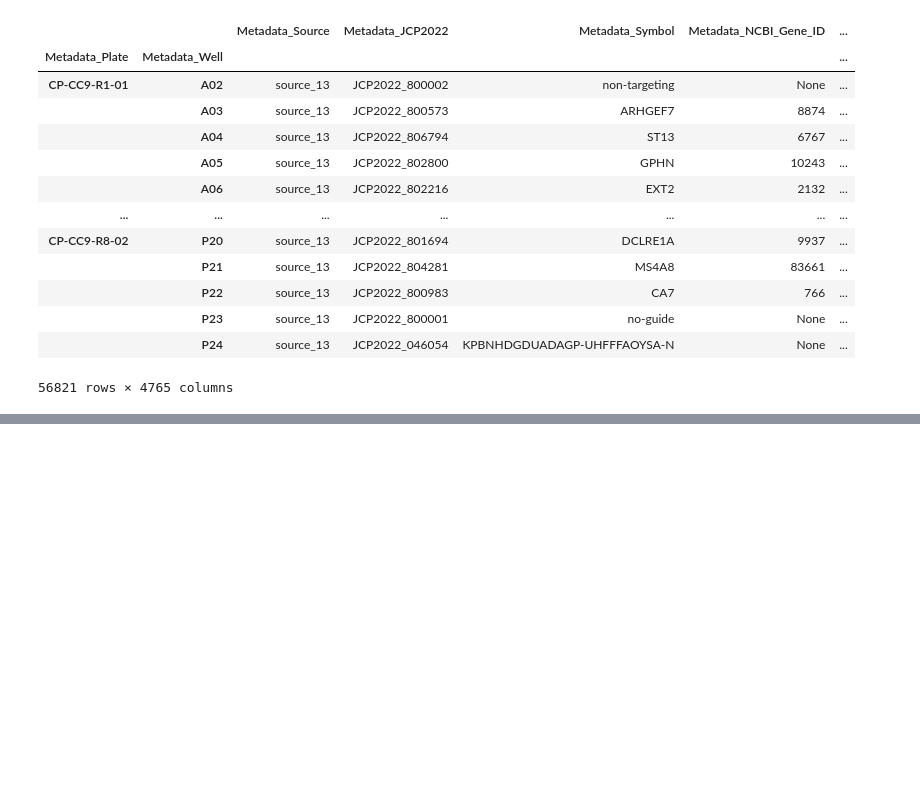
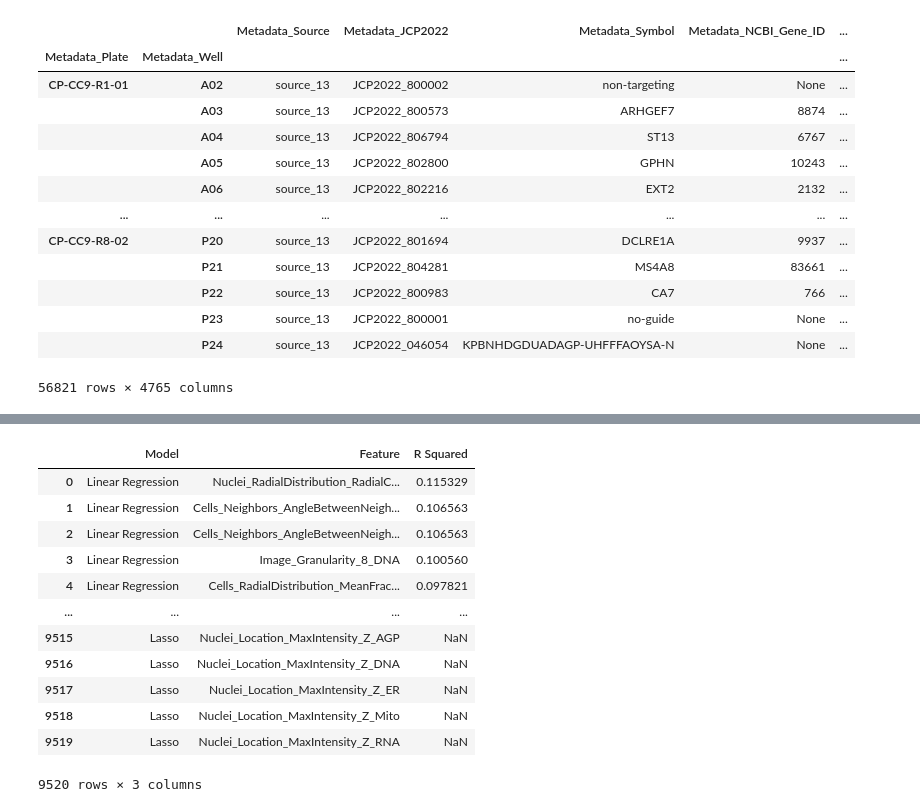
Before and after one commit to Craven-Biostat-Lab/morphology-prediction, a Jupyter notebook: skl-models/profile-prediction.ipynb, the cells around one changed output, grey strips where cells are left out. Cells and saved outputs as stored; diff of their text form; code cells hidden in the pictures; blank space fills up the shorter version.

```diff
--- a/skl-models/profile-prediction.ipynb
+++ b/skl-models/profile-prediction.ipynb
@@ -226,0 +253,11 @@ gene_features
+# %%
+model_paths = {
+    name: Path(f'results/{name} {load_version}.csv')
+    for name in models.keys()
+}
+
+models_to_train = [
+    (name, model_paths[name], model)
+    for name, model in models.items()
+    if not model_paths[name].exists()
+]
@@ -226,0 +366,19 @@ gene_features
+# %%
+cv_rsquared_df = cv_rsquared.sort_values(ascending=False).to_frame(name='R Squared')
+cv_rsquared_df.index.set_names(['Model', 'Feature'], inplace=True)
+cv_rsquared_df.reset_index(inplace=True)
+cv_rsquared_df
+# %% [output]
+|  | Model | Feature | R Squared |
+| 0 | Linear Regression | Nuclei_RadialDistribution_RadialC... | 0.115329 |
+| 1 | Linear Regression | Cells_Neighbors_AngleBetweenNeigh... | 0.106563 |
+| 2 | Linear Regression | Cells_Neighbors_AngleBetweenNeigh... | 0.106563 |
+| 3 | Linear Regression | Image_Granularity_8_DNA | 0.100560 |
+| 4 | Linear Regression | Cells_RadialDistribution_MeanFrac... | 0.097821 |
+| ... | ... | ... | ... |
+| 9515 | Lasso | Nuclei_Location_MaxIntensity_Z_AGP | NaN |
+| 9516 | Lasso | Nuclei_Location_MaxIntensity_Z_DNA | NaN |
+| 9517 | Lasso | Nuclei_Location_MaxIntensity_Z_ER | NaN |
+| 9518 | Lasso | Nuclei_Location_MaxIntensity_Z_Mito | NaN |
+| 9519 | Lasso | Nuclei_Location_MaxIntensity_Z_RNA | NaN |
+9520 rows × 3 columns
```
Also changed, not shown: parts of 11 cells of this notebook.
